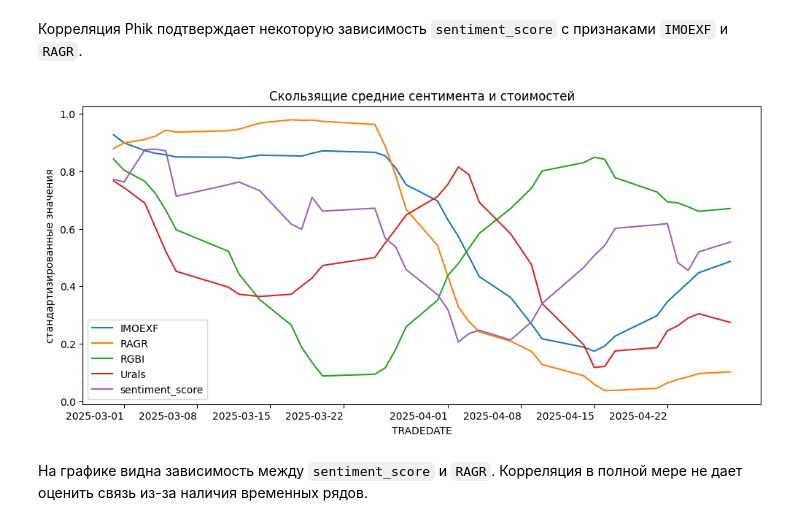
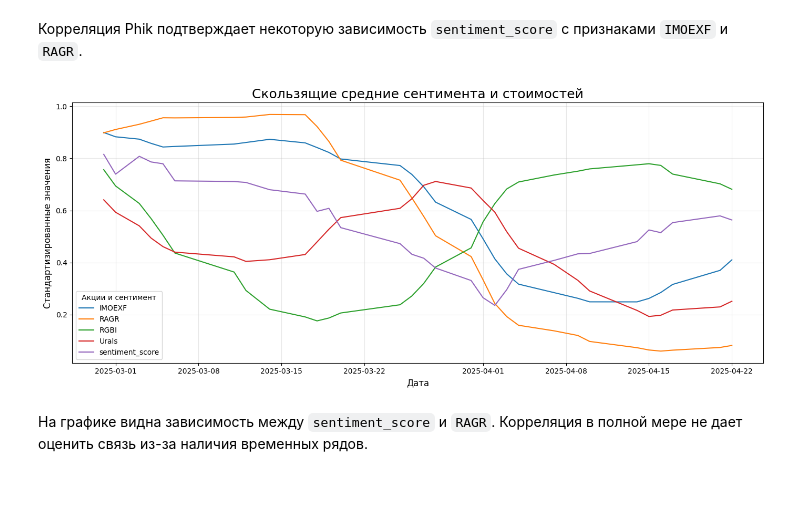
Before and after one commit to serguntsov/NLP_MARKET_PREDICTIONS, a Jupyter notebook: news_that_move_markets.ipynb, the cells around one changed output. Drawn from its saved outputs; the diff is of its cells as text; code cells hidden in the pictures; blank space fills up the shorter version.

Commit message:
Доработка графика "Скользящие средние сентимента и стоимостей".

```diff
--- a/news_that_move_markets.ipynb
+++ b/news_that_move_markets.ipynb
@@ -527,14 +527,23 @@ plt.show()
 [figure]
 # %% [markdown]
 Корреляция Phik подтверждает некоторую зависимость `sentiment_score` с признаками `IMOEXF` и `RAGR`.
-# %%
-scaled_prices_sem.rolling(6).mean().plot(figsize=(12, 6))
-plt.title('Скользящие средние сентимента и стоимостей')
-plt.ylabel('стандартизированные значения')
-plt.xticks(rotation=0)
-plt.show()
-# %% [output]
-[figure, removed]
+# %%
+df_prices_sem = (scaled_prices_sem.rolling(10, center=True).mean().reset_index()
+             .melt(id_vars='TRADEDATE', var_name='Акции и сентимент', value_name='Значение'))
+
+
+plt.figure(figsize=(14, 6))
+sns.lineplot(data=df_prices_sem, x='TRADEDATE', y='Значение', hue='Акции и сентимент')
+
+plt.title('Скользящие средние сентимента и стоимостей', fontsize=18)
+plt.ylabel('Стандартизированные значения', fontsize=12)
+plt.xlabel('Дата', fontsize=12)
+plt.xticks(rotation=0, ha='center')
+plt.tight_layout()
+plt.grid(True, alpha=0.3)
+plt.show()
+# %% [output]
+[figure, added]
 # %% [markdown]
 На графике видна зависимость между `sentiment_score` и `RAGR`. Корреляция в полной мере не дает оценить связь из-за наличия временных рядов.
 # %% [markdown]
```
Also changed, not shown: 3 other files.
